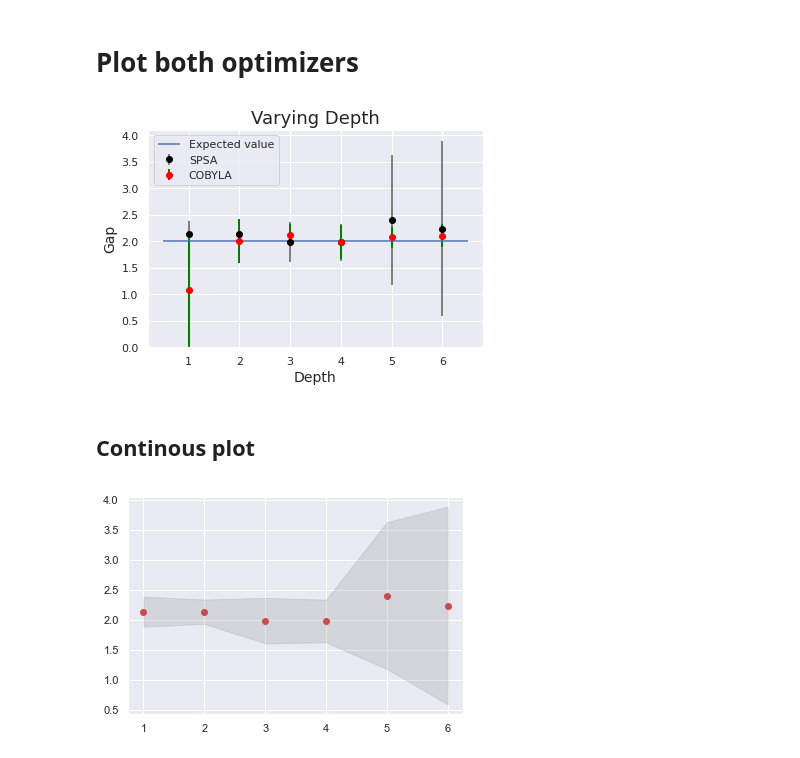
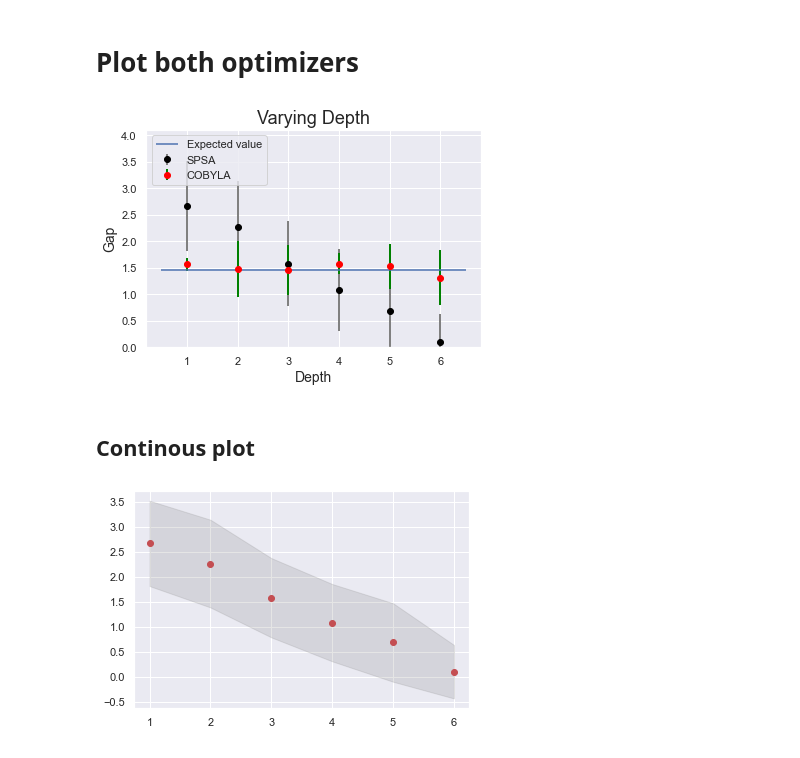
Before and after one commit to nahumsa/volta, a Jupyter notebook: notebooks/BCS/02a-Ansatz_Depth.ipynb, the cells around one changed output. Cells and saved outputs as stored; diff of their text form; code cells hidden in the pictures.

```diff
--- a/notebooks/BCS/02a-Ansatz_Depth.ipynb
+++ b/notebooks/BCS/02a-Ansatz_Depth.ipynb
@@ -52,5 +49,5 @@ The autoreload extension is already loaded. To reload it, use:
 # %%
-EPSILONS = [3., 3.]
+EPSILONS = [3., 3., 3., 4., 3.]
 V = -2
 hamiltonian = BCS_hamiltonian(EPSILONS, V)
 print(hamiltonian)
@@ -70,7 +73,7 @@ Eigenvalues: [-3. -2.  2.  3.]
 # Varying Depth size
 # %%
 from tqdm import tqdm
-from qiskit.aqua import QuantumInstance
+from qiskit.utils import QuantumInstance
 
 # Parameters Variables
 n_trials = 50
@@ -98,15 +101,17 @@ for depth in range(1,max_depth):
         # Run algorithm
         Algo = VQD(hamiltonian=hamiltonian,
                     ansatz=ansatz,
-                    n_excited_states=2,
+                    n_excited_states=1,
                     beta=10.,
                     optimizer=optimizer,
-                    backend=backend)
+                    backend=backend,
+                    overlap_method="amplitude",
+                  )
 
         Algo.run(0)
         vqd_energies = Algo.energies
-        es_1.append(vqd_energies[1])
-        es_2.append(vqd_energies[2])
+        es_1.append(vqd_energies[0])
+        es_2.append(vqd_energies[1])
     es_1 = np.array(es_1)
     es_2 = np.array(es_2)
 
@@ -130,3 +135,5 @@ solution_dict
+# %%
+ed_eig= (eigenvalues[1] - eigenvalues[0])/2
 # %%
 import seaborn as sns
 sns.set()
@@ -161,18 +187,19 @@ spsa_dict = {1: {'mean': 7.63536, 'std': 2.024100436737268},
  5: {'mean': 5.302354, 'std': 4.1340626645086065},
  6: {'mean': 4.079198, 'std': 3.6543650323135477}}
 
-spsa_dict = {1: {'mean': 4.265458, 'std': 0.501700430173226},
- 2: {'mean': 4.264957999999999, 'std': 0.40484818097158337},
- 3: {'mean': 3.9698940000000005, 'std': 0.7567427931364791},
- 4: {'mean': 3.9539820000000003, 'std': 0.7127584849554582},
- 5: {'mean': 4.802353999999999, 'std': 2.4506087000751466},
- 6: {'mean': 4.46909, 'std': 3.2961383086424028}}
-cobyla_dict = {1: {'mean': 2.1433459999999998, 'std': 2.167278391458744},
-     2: {'mean': 3.9974700000000003, 'std': 0.8313654816625478},
-     3: {'mean': 4.234878, 'std': 0.4082247583329558},
-     4: {'mean': 3.965828, 'std': 0.6320480140115939},
-     5: {'mean': 4.150304, 'std': 0.39219715295244073},
-     6: {'mean': 4.206206, 'std': 0.4295148125082534}}
+spsa_dict = {1: {'mean': 5.335038, 'std': 1.708178187062462},
+ 2: {'mean': 4.527469999999999, 'std': 1.756017706431231},
+ 3: {'mean': 3.160082, 'std': 1.587476022331046},
+ 4: {'mean': 2.16104, 'std': 1.5474551641970113},
+ 5: {'mean': 1.3676439999999996, 'std': 1.5716504103852103},
+ 6: {'mean': 0.19817400000000002, 'std': 1.071217238623427}}
+
+cobyla_dict = {1: {'mean': 3.1321660000000002, 'std': 0.24530721278429674},
+ 2: {'mean': 2.94829, 'std': 1.0438090011587366},
+ 3: {'mean': 2.912668, 'std': 0.9325122996379187},
+ 4: {'mean': 3.16006, 'std': 0.38378217728289615},
+ 5: {'mean': 3.048998, 'std': 0.8419937475991135},
+ 6: {'mean': 2.630514, 'std': 1.029439954734612}}
 
 mean_spsa = []
 std_spsa = []
@@ -187,33 +214,33 @@ for i in range(1,max_depth):
 # %%
 from matplotlib.ticker import MaxNLocator
 
 x_axis = [i for i in range(1,max_depth)]
 plt.errorbar(x_axis,
              np.array(mean_spsa)/2,
              yerr=np.array(std_spsa)/2,
              fmt='o', color='black',
              ecolor='gray', elinewidth=2,
              label='SPSA')
 plt.errorbar(x_axis,
              np.array(mean_cobyla)/2,
              yerr=np.array(std_cobyla)/2,
              fmt='o', color='red',
              ecolor='green', elinewidth=2,
              label='COBYLA')
 
-plt.hlines(y=2, xmin=0.5, xmax=6.5,
+plt.hlines(y=ed_eig, xmin=0.5, xmax=6.5,
            label='Expected value',color='b')
 
 plt.title('Varying Depth', size=18)
 plt.xlabel('Depth', size= 14)
 plt.ylabel('Gap', size=14)
 plt.ylim(0., 4.1)
 plt.xticks(x_axis)
 plt.legend(loc="upper left")
 plt.savefig('Depth.png')
 plt.show()
 # %% [output]
-[figure, old version]
+[figure, new version]
 # %% [markdown]
 ## Continous plot
 # %%
@@ -222,4 +249,4 @@ plt.fill_between(x_axis, np.array(mean_spsa)/2 - np.array(std_spsa)/2 , np.array
                  color='gray', alpha=0.2)
 plt.show()
 # %% [output]
-[figure, old version]
+[figure, new version]
```
Also changed, not shown: parts of 6 cells of this notebook, 4 other files.
